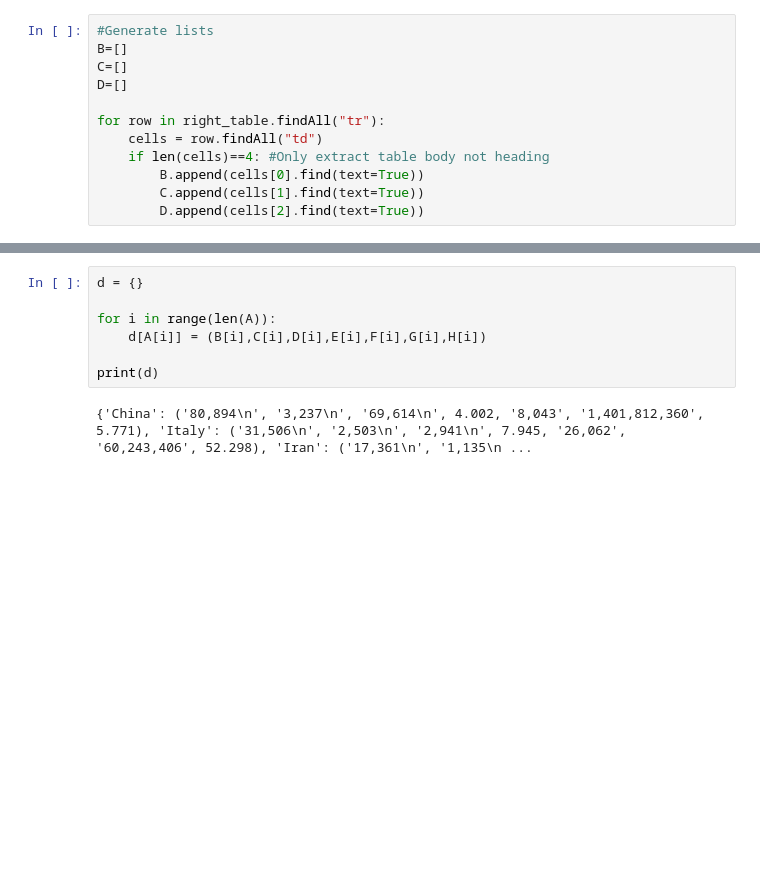
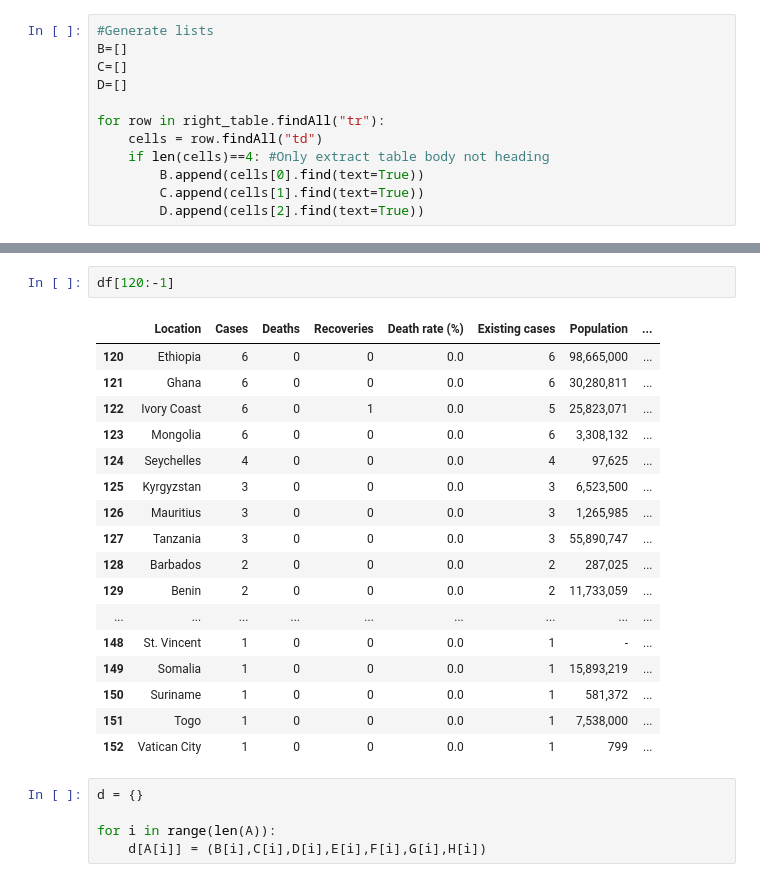
Before and after one commit to Xiang1Zhang/Coronavirus-statistics, a Jupyter notebook: Corona_statistics.ipynb, the cells around one changed output, grey strips where cells are left out. Saved outputs shown, nothing was run; the diff lists cells and outputs as text; blank space fills up the shorter version.

```diff
--- a/Corona_statistics.ipynb
+++ b/Corona_statistics.ipynb
@@ -162,9 +173,25 @@ df[60:120]
+# %%
+df[120:-1]
+# %% [output]
+|  | Location | Cases | Deaths | Recoveries | Death rate (%) | Existing cases | Population | ... |
+| 120 | Ethiopia | 6 | 0 | 0 | 0.0 | 6 | 98,665,000 | ... |
+| 121 | Ghana | 6 | 0 | 0 | 0.0 | 6 | 30,280,811 | ... |
+| 122 | Ivory Coast | 6 | 0 | 1 | 0.0 | 5 | 25,823,071 | ... |
+| 123 | Mongolia | 6 | 0 | 0 | 0.0 | 6 | 3,308,132 | ... |
+| 124 | Seychelles | 4 | 0 | 0 | 0.0 | 4 | 97,625 | ... |
+| 125 | Kyrgyzstan | 3 | 0 | 0 | 0.0 | 3 | 6,523,500 | ... |
+| 126 | Mauritius | 3 | 0 | 0 | 0.0 | 3 | 1,265,985 | ... |
+| 127 | Tanzania | 3 | 0 | 0 | 0.0 | 3 | 55,890,747 | ... |
+| 128 | Barbados | 2 | 0 | 0 | 0.0 | 2 | 287,025 | ... |
+| 129 | Benin | 2 | 0 | 0 | 0.0 | 2 | 11,733,059 | ... |
+| ... | ... | ... | ... | ... | ... | ... | ... | ... |
+| 148 | St. Vincent | 1 | 0 | 0 | 0.0 | 1 | - | ... |
+| 149 | Somalia | 1 | 0 | 0 | 0.0 | 1 | 15,893,219 | ... |
+| 150 | Suriname | 1 | 0 | 0 | 0.0 | 1 | 581,372 | ... |
+| 151 | Togo | 1 | 0 | 0 | 0.0 | 1 | 7,538,000 | ... |
+| 152 | Vatican City | 1 | 0 | 0 | 0.0 | 1 | 799 | ... |
 # %%
 d = {}
 
 for i in range(len(A)):
     d[A[i]] = (B[i],C[i],D[i],E[i],F[i],G[i],H[i])
-
-print(d)
-# %% [output]
-{'China': ('80,894\n', '3,237\n', '69,614\n', 4.002, '8,043', '1,401,812,360', 5.771), 'Italy': ('31,506\n', '2,503\n', '2,941\n', 7.945, '26,062', '60,243,406', 52.298), 'Iran': ('17,361\n', '1,135\n ...
```
Also changed, not shown: parts of 7 cells of this notebook.
